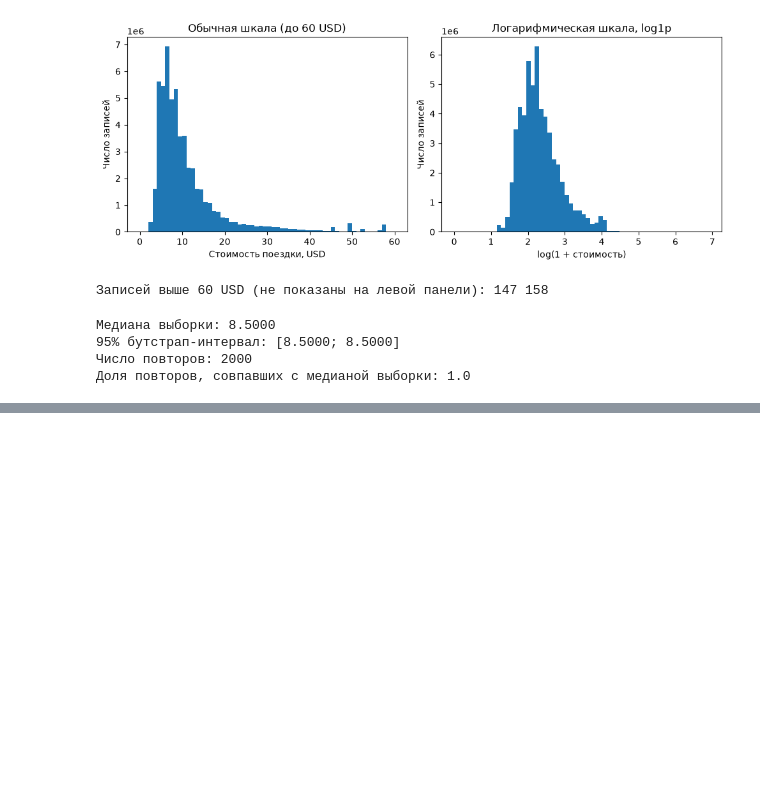
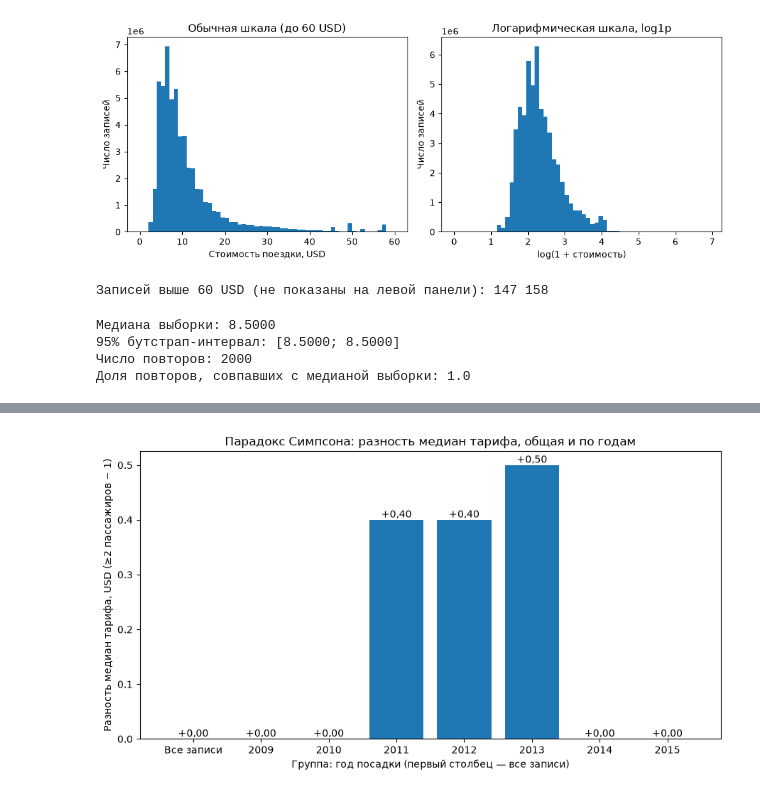
Before and after one commit to medshura555-collab/sambik, a Jupyter notebook: notebooks/04_stats.ipynb, the cells around one changed output, grey strips where cells are left out. Cells and saved outputs as stored; diff of their text form; code cells hidden in the pictures; blank space fills up the shorter version.

```diff
--- a/notebooks/04_stats.ipynb
+++ b/notebooks/04_stats.ipynb
@@ -96,0 +406,86 @@ H1: доли различаются.
+# %%
+import numpy as np
+import pandas as pd
+import pyarrow.parquet as pq
+from pathlib import Path
+import matplotlib.pyplot as plt
+
+PATH = "E:/laba_results/clean_final.parquet"
+PLOTS = Path("..") / "plots"
+PLOTS.mkdir(parents=True, exist_ok=True)
+
+YEARS = list(range(2009, 2016))
+CENT_MAX = 100_000  # 1000 USD в центах; выше обрезается, на медиану не влияет
+
+# гистограмма тарифа в центах: [год, флаг (0 = один пассажир, 1 = два и больше)]
+hist = np.zeros((len(YEARS), 2, CENT_MAX + 1), dtype=np.int64)
+
+pf = pq.ParquetFile(PATH)
+for batch in pf.iter_batches(batch_size=1_000_000,
+                             columns=["fare_amount", "passenger_count", "pickup_datetime"]):
+    idx = {nm: j for j, nm in enumerate(batch.schema.names)}
+    fare = batch.column(idx["fare_amount"]).to_numpy(zero_copy_only=False).astype(np.float64)
+    pc = batch.column(idx["passenger_count"]).to_numpy(zero_copy_only=False).astype(np.float64)
+    ts = batch.column(idx["pickup_datetime"]).to_numpy(zero_copy_only=False)
+
+    ok = ~np.isnan(fare) & ~np.isnan(pc) & (pc >= 1) & (pc <= 6) & ~np.isnat(ts)
+    year = ts.astype("datetime64[Y]").astype(np.int64) + 1970
+    flag = (pc >= 2).astype(np.int64)
+    cents = np.clip(np.rint(np.nan_to_num(fare) * 100), 0, CENT_MAX).astype(np.int64)
+
+    for yi, y in enumerate(YEARS):
+        in_year = ok & (year == y)
+        for f in (0, 1):
+            m = in_year & (flag == f)
+            if m.any():
+                hist[yi, f] += np.bincount(cents[m], minlength=CENT_MAX + 1)
+
+
+def median_from_hist(h):
+    n = h.sum()
+    if n == 0:
+        return np.nan
+    cdf = np.cumsum(h)
+    lo, hi = (n - 1) // 2, n // 2
+    v_lo = np.searchsorted(cdf, lo, side="right")
+    v_hi = np.searchsorted(cdf, hi, side="right")
+    return (v_lo + v_hi) / 2 / 100
+
+
+overall_hist = hist.sum(axis=0)
+med_all = {f: median_from_hist(overall_hist[f]) for f in (0, 1)}
+overall_diff = med_all[1] - med_all[0]
+
+rows = []
+for yi, y in enumerate(YEARS):
+    m0 = median_from_hist(hist[yi, 0])
+    m1 = median_from_hist(hist[yi, 1])
+    rows.append({"год": y,
+                 "n, 1 пасс.": int(hist[yi, 0].sum()),
+                 "n, ≥2 пасс.": int(hist[yi, 1].sum()),
+                 "медиана, 1 пасс.": m0,
+                 "медиана, ≥2 пасс.": m1,
+                 "разность": m1 - m0})
+res = pd.DataFrame(rows).set_index("год")
+
+print(f"Общая медиана: 1 пасс. = {med_all[0]:.2f}, ≥2 пасс. = {med_all[1]:.2f}, "
+      f"разность = {overall_diff:+.2f} USD")
+print(res.round(2).to_string())
+
+labels = ["Все записи"] + [str(y) for y in YEARS]
+values = [overall_diff] + list(res["разность"])
+colors = ["tab:gray"] + ["tab:blue" if v >= 0 else "tab:red" for v in res["разность"]]
+
+fig, ax = plt.subplots(figsize=(9, 5))
+ax.bar(labels, values, color=colors)
+ax.axhline(0, color="black", lw=0.8)
+for x, v in enumerate(values):
+    ax.text(x, v, f"{v:+.2f}".replace(".", ","), ha="center",
+            va="bottom" if v >= 0 else "top")
+ax.set_xlabel("Группа: год посадки (первый столбец — все записи)")
+ax.set_ylabel("Разность медиан тарифа, USD (≥2 пассажиров − 1)")
+ax.set_title("Парадокс Симпсона: разность медиан тарифа, общая и по годам")
+fig.tight_layout()
+fig.savefig(PLOTS / "simpson_diff.png", dpi=150)
+plt.show()
+# %% [output]
@@ -96,0 +502 @@ H1: доли различаются.
+[figure, added]
```
Also changed, not shown: parts of 10 cells of this notebook, 1 other file.
